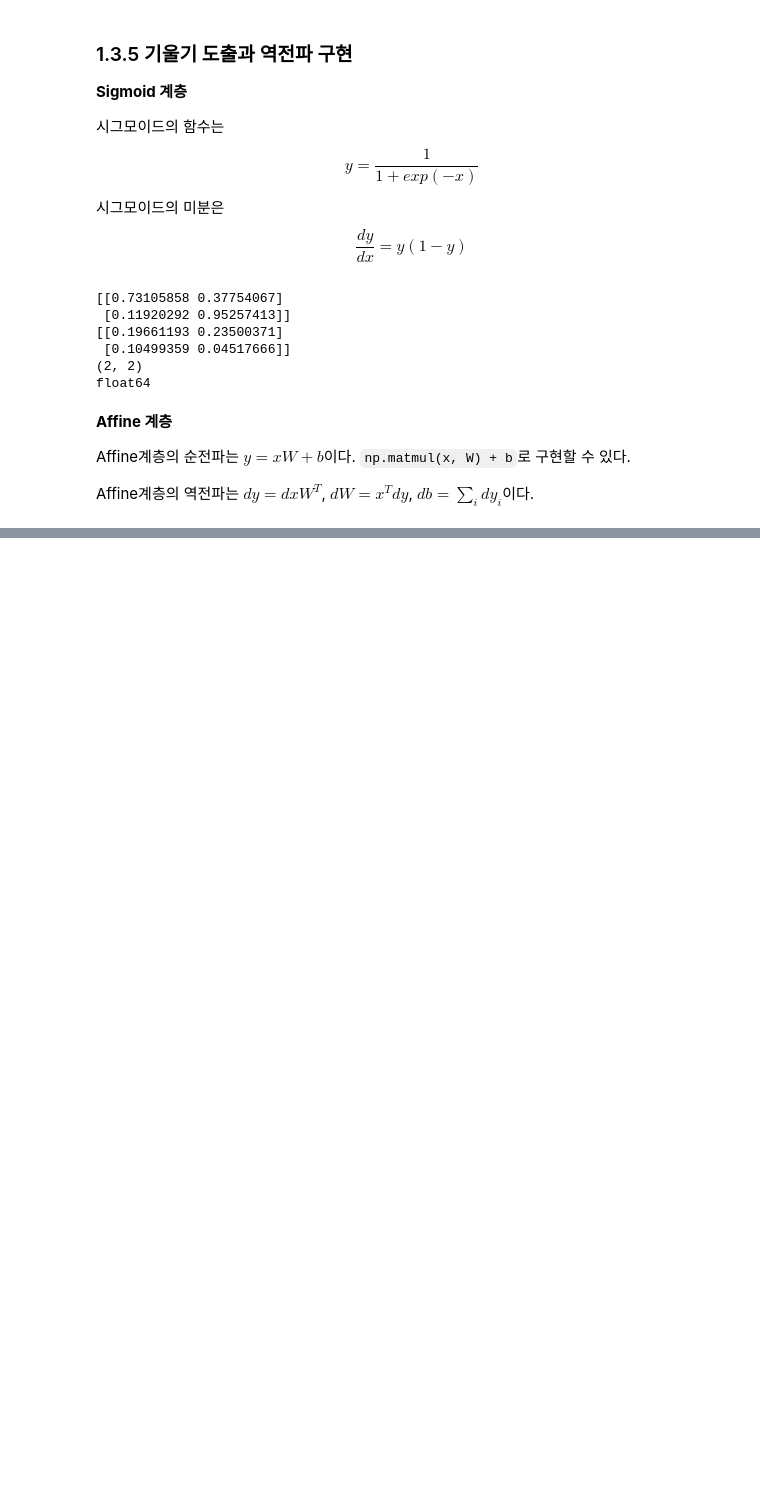
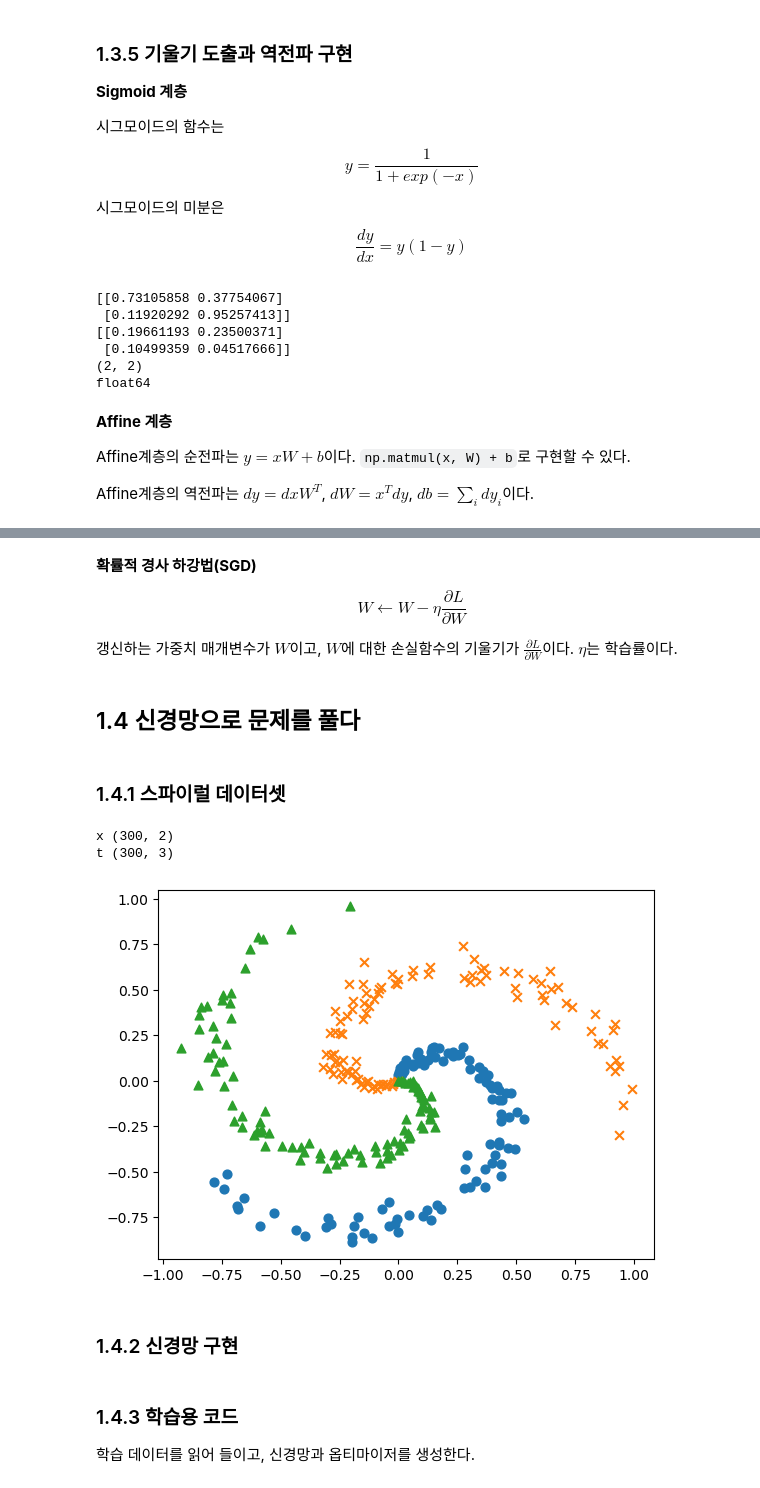
Before and after one commit to asanobm/deep-learning, a Jupyter notebook: 밑바닥부터 시작하는 딥러닝 2/01_신경망 복습.ipynb, the cells around one changed output, grey strips where cells are left out. Saved outputs shown, nothing was run; the diff lists cells and outputs as text; code cells hidden in the pictures; blank space fills up the shorter version.

```diff
--- a/밑바닥부터 시작하는 딥러닝 2/01_신경망 복습.ipynb
+++ b/밑바닥부터 시작하는 딥러닝 2/01_신경망 복습.ipynb
@@ -136,0 +197,9 @@ ValueError: matmul: Input operand 0 does not have enough dimensions (has 0, gufu
+# %% [markdown]
+**확률적 경사 하강법(SGD)**
+
+$$
+W \leftarrow W - \eta\frac{\partial L}{\partial W}
+$$
+
+
+갱신하는 가중치 매개변수가 $W$이고, $W$에 대한 손실함수의 기울기가 $\frac{\partial L}{\partial W}$이다. $\eta$는 학습률이다.
@@ -136,0 +217,27 @@ ValueError: matmul: Input operand 0 does not have enough dimensions (has 0, gufu
+# %% [markdown]
+## 1.4 신경망으로 문제를 풀다
+# %% [markdown]
+### 1.4.1 스파이럴 데이터셋
+# %%
+import sys
+sys.path.append('..')
+from dataset import spiral
+import matplotlib.pyplot as plt
+
+x, t = spiral.load_data()
+print('x', x.shape)
+print('t', t.shape)
+
+# render data
+N = 100
+CLS_NUM = 3
+markers = ['o', 'x', '^']
+for i in range(CLS_NUM):
+  plt.scatter(x[i*N:(i+1)*N, 0], x[i*N:(i+1)*N, 1], s=40, marker=markers[i])
+plt.show()
+# %% [output]
+x (300, 2)
+t (300, 3)
+[figure, added]
+# %% [markdown]
+### 1.4.2 신경망 구현
@@ -136,0 +336,4 @@ ValueError: matmul: Input operand 0 does not have enough dimensions (has 0, gufu
+# %% [markdown]
+### 1.4.3 학습용 코드
+
+학습 데이터를 읽어 들이고, 신경망과 옵티마이저를 생성한다.
```
Also changed, not shown: parts of 11 cells of this notebook.
